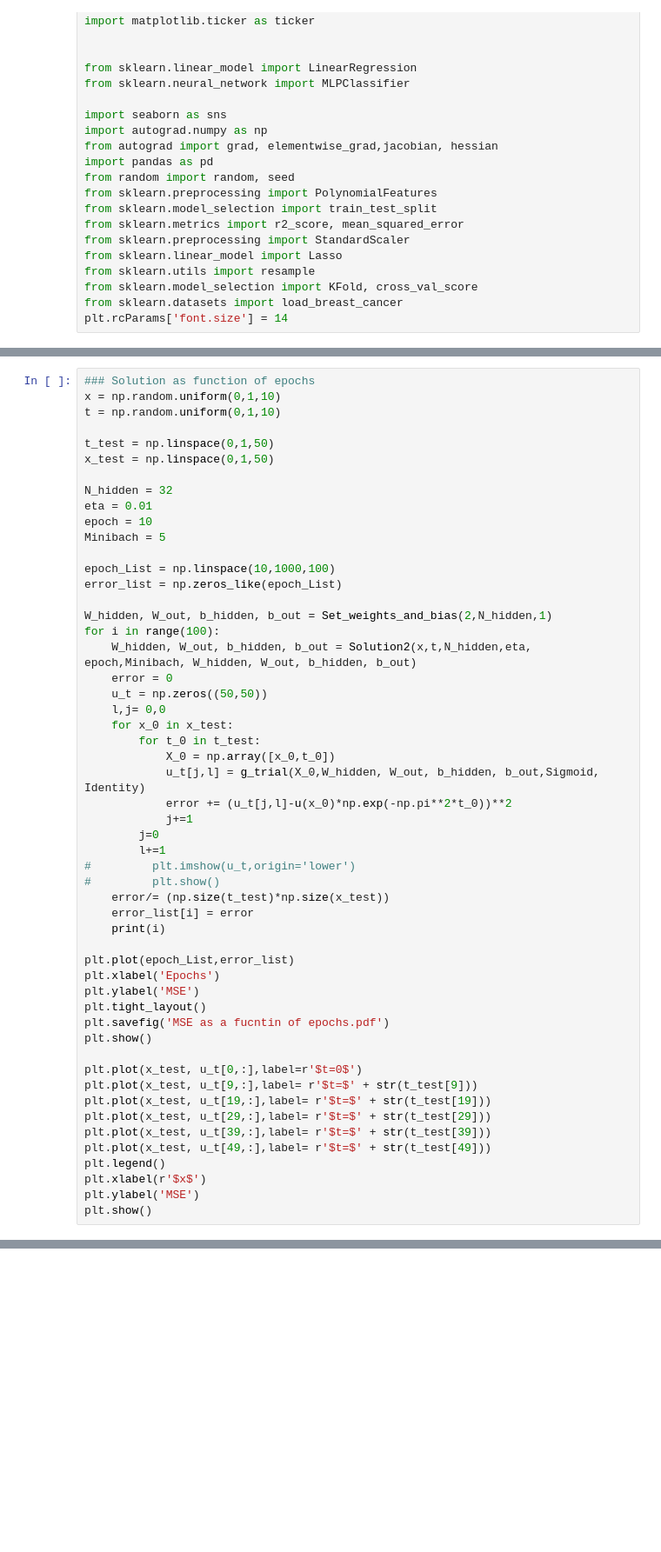
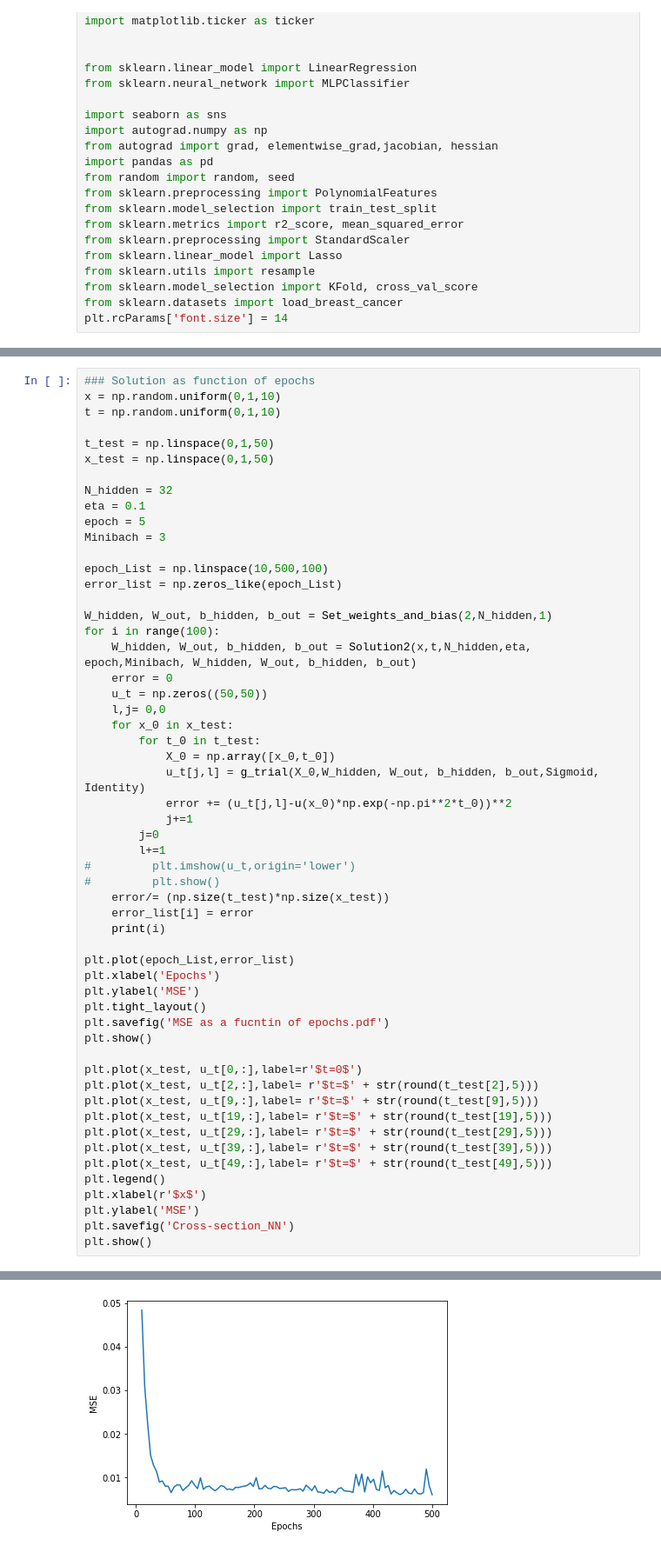
Before and after one commit to MortenTryti/MachineLearning, a Jupyter notebook: Project 3/Our_network.ipynb, the cells around one changed output, grey strips where cells are left out. Shown at 87% size. Saved outputs shown, nothing was run; the diff lists cells and outputs as text; blank space fills up the shorter version.

```diff
--- a/Project 3/Our_network.ipynb
+++ b/Project 3/Our_network.ipynb
@@ -214,11 +236,11 @@ t_test = np.linspace(0,1,50)
 x_test = np.linspace(0,1,50)
 
 N_hidden = 32
-eta = 0.01
-epoch = 10
-Minibach = 5
+eta = 0.1
+epoch = 5
+Minibach = 3
 
-epoch_List = np.linspace(10,1000,100)
+epoch_List = np.linspace(10,500,100)
 error_list = np.zeros_like(epoch_List)
 
 W_hidden, W_out, b_hidden, b_out = Set_weights_and_bias(2,N_hidden,1)
@@ -249,12 +271,15 @@ plt.savefig('MSE as a fucntin of epochs.pdf')
 plt.show()
 
 plt.plot(x_test, u_t[0,:],label=r'$t=0$')
-plt.plot(x_test, u_t[9,:],label= r'$t=$' + str(t_test[9]))
-plt.plot(x_test, u_t[19,:],label= r'$t=$' + str(t_test[19]))
-plt.plot(x_test, u_t[29,:],label= r'$t=$' + str(t_test[29]))
-plt.plot(x_test, u_t[39,:],label= r'$t=$' + str(t_test[39]))
-plt.plot(x_test, u_t[49,:],label= r'$t=$' + str(t_test[49]))
+plt.plot(x_test, u_t[2,:],label= r'$t=$' + str(round(t_test[2],5)))
+plt.plot(x_test, u_t[9,:],label= r'$t=$' + str(round(t_test[9],5)))
+plt.plot(x_test, u_t[19,:],label= r'$t=$' + str(round(t_test[19],5)))
+plt.plot(x_test, u_t[29,:],label= r'$t=$' + str(round(t_test[29],5)))
+plt.plot(x_test, u_t[39,:],label= r'$t=$' + str(round(t_test[39],5)))
+plt.plot(x_test, u_t[49,:],label= r'$t=$' + str(round(t_test[49],5)))
 plt.legend()
 plt.xlabel(r'$x$')
 plt.ylabel('MSE')
+plt.savefig('Cross-section_NN')
 plt.show()
+# %% [output]
@@ -260,0 +303 @@ plt.show()
+[figure, added]
```
Also changed, not shown: parts of 4 cells of this notebook, 3 other files.
